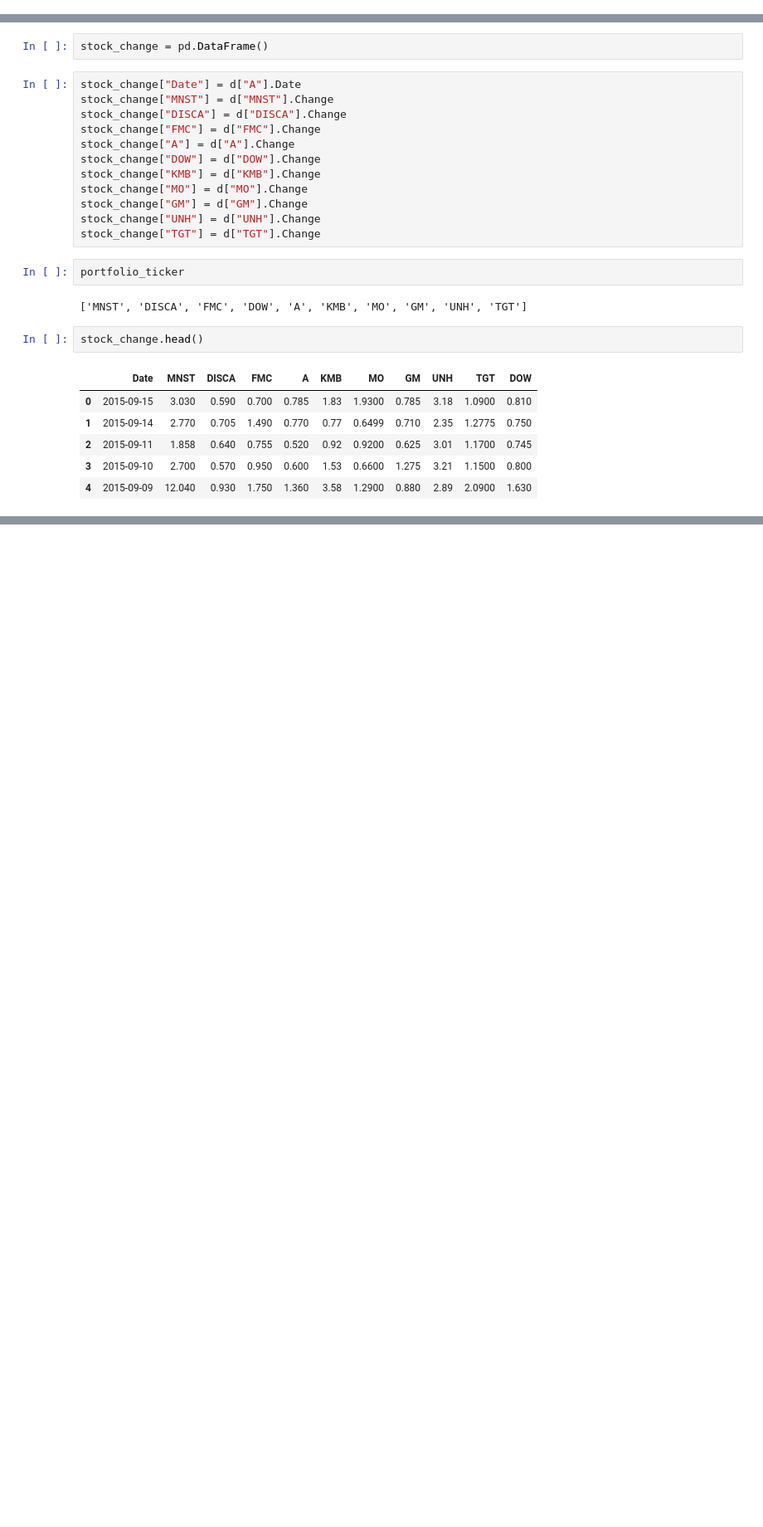
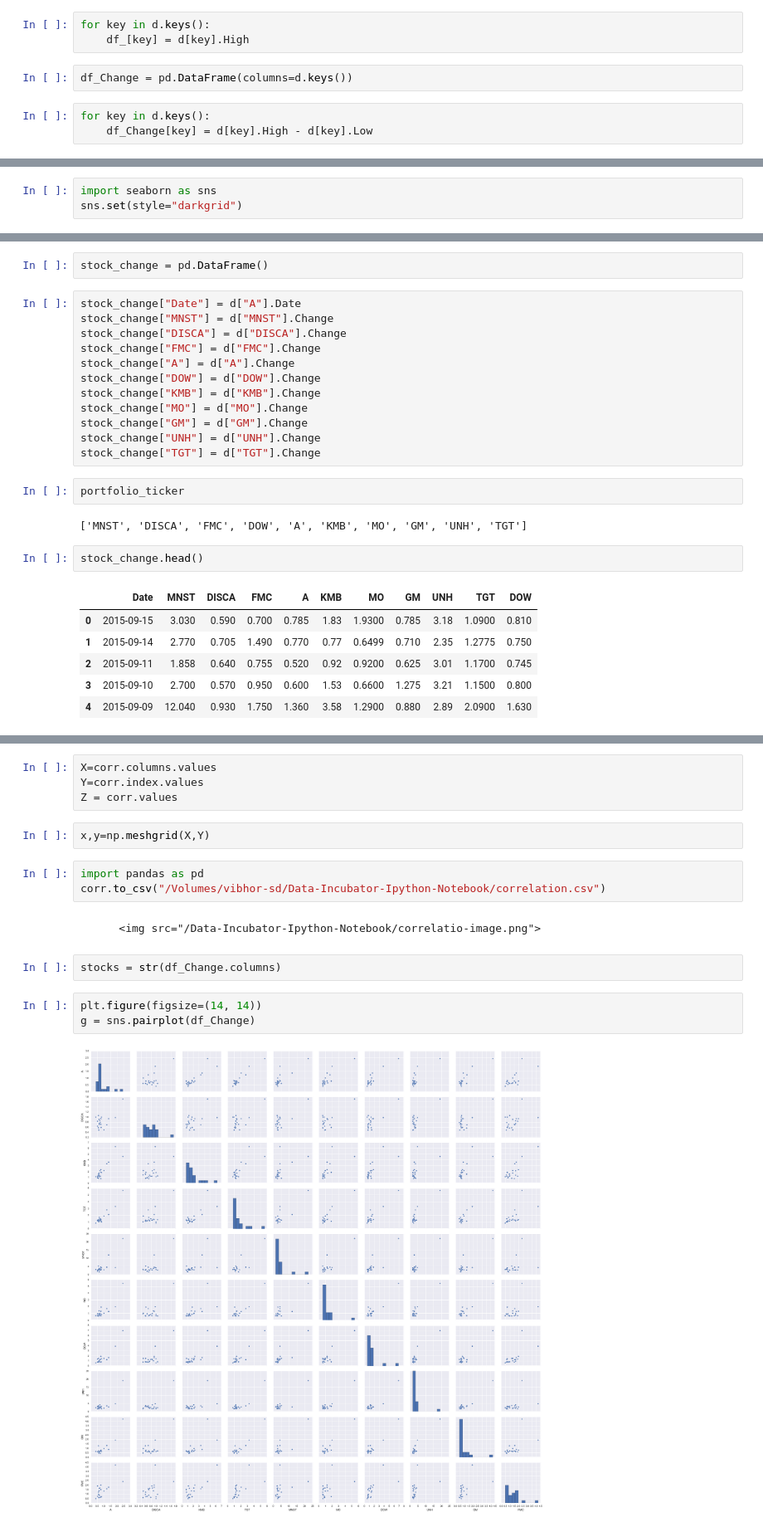
Before and after one commit to vibhorag/Data-Incubator-Ipython-Notebook, a Jupyter notebook: Week-2-Notebook.ipynb, the cells around one changed output, grey strips where cells are left out. Shown at 83% size. Saved outputs shown, nothing was run; the diff lists cells and outputs as text; blank space fills up the shorter version.

```diff
--- a/Week-2-Notebook.ipynb
+++ b/Week-2-Notebook.ipynb
@@ -131,0 +238,8 @@ https://www.quandl.com/api/v3/datasets/WIKI/TGT.json?start_date=2015-08-17&end_d
+# %%
+for key in d.keys():
+    df_[key] = d[key].High
+# %%
+df_Change = pd.DataFrame(columns=d.keys())
+# %%
+for key in d.keys():
+    df_Change[key] = d[key].High - d[key].Low
@@ -131,0 +266,3 @@ https://www.quandl.com/api/v3/datasets/WIKI/TGT.json?start_date=2015-08-17&end_d
+# %%
+import seaborn as sns
+sns.set(style="darkgrid")
@@ -169,0 +415,18 @@ stock_change.head()
+# %%
+X=corr.columns.values
+Y=corr.index.values
+Z = corr.values
+# %%
+x,y=np.meshgrid(X,Y)
+# %%
+import pandas as pd
+corr.to_csv("/Volumes/vibhor-sd/Data-Incubator-Ipython-Notebook/correlation.csv")
+# %% [markdown]
+        <img src="/Data-Incubator-Ipython-Notebook/correlatio-image.png">
+# %%
+stocks = str(df_Change.columns)
+# %%
+plt.figure(figsize=(14, 14))
+g = sns.pairplot(df_Change)
+# %% [output]
+[figure, added]
```
Also changed, not shown: parts of 43 cells of this notebook, 4 other files.
